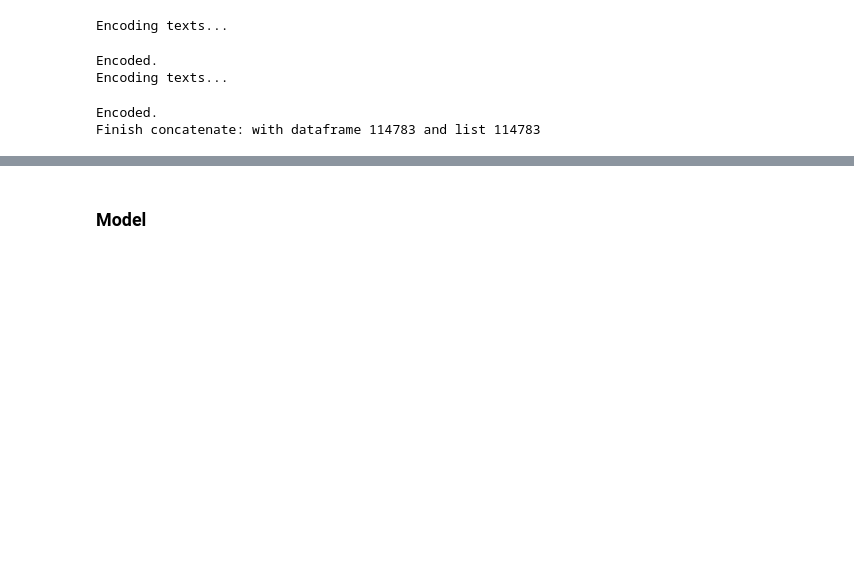
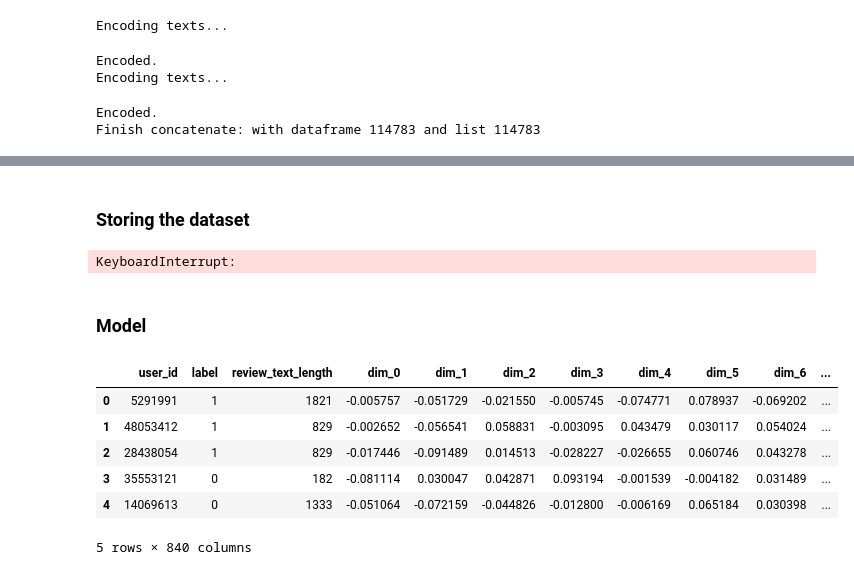
Before and after one commit to isaacchin12/cs3244_grp19, a Jupyter notebook: group19_spoiler.ipynb, the cells around one changed output, grey strips where cells are left out. Saved outputs shown, nothing was run; the diff lists cells and outputs as text; code cells hidden in the pictures; blank space fills up the shorter version.

```diff
--- a/group19_spoiler.ipynb
+++ b/group19_spoiler.ipynb
@@ -217,6 +170,21 @@ Note: you may need to restart the kernel to use updated packages.
+# %% [markdown]
+### Storing the dataset
 # %%
-train_df.to_json("/SFS/project/ry/dp_sgteam/catherine/ada/dataset/train_data.json",  orient="records", indent=4)
-valid_df.to_json("/SFS/project/ry/dp_sgteam/catherine/ada/dataset/valid_data.json",  orient="records", indent=4)
-test_df.to_json("/SFS/project/ry/dp_sgteam/catherine/ada/dataset/test_data.json",  orient="records", indent=4)
+train_df.to_json(f"{directory_path}/train_data.json",  orient="records", indent=4)
+test_df.to_json(f"{directory_path}/test_data.json",  orient="records", indent=4)
+# %% [output]
+KeyboardInterrupt:
 # %% [markdown]
 ### Model
+# %%
+df_xg = train_df.drop(columns= ['review_text', 'plot_synopsis'])
+
+df_xg.head()
+# %% [output]
+|  | user_id | label | review_text_length | dim_0 | dim_1 | dim_2 | dim_3 | dim_4 | dim_5 | dim_6 | ... |
+| 0 | 5291991 | 1 | 1821 | -0.005757 | -0.051729 | -0.021550 | -0.005745 | -0.074771 | 0.078937 | -0.069202 | ... |
+| 1 | 48053412 | 1 | 829 | -0.002652 | -0.056541 | 0.058831 | -0.003095 | 0.043479 | 0.030117 | 0.054024 | ... |
+| 2 | 28438054 | 1 | 829 | -0.017446 | -0.091489 | 0.014513 | -0.028227 | -0.026655 | 0.060746 | 0.043278 | ... |
+| 3 | 35553121 | 0 | 182 | -0.081114 | 0.030047 | 0.042871 | 0.093194 | -0.001539 | -0.004182 | 0.031489 | ... |
+| 4 | 14069613 | 0 | 1333 | -0.051064 | -0.072159 | -0.044826 | -0.012800 | -0.006169 | 0.065184 | 0.030398 | ... |
+5 rows × 840 columns
```
Also changed, not shown: parts of 14 cells of this notebook.
